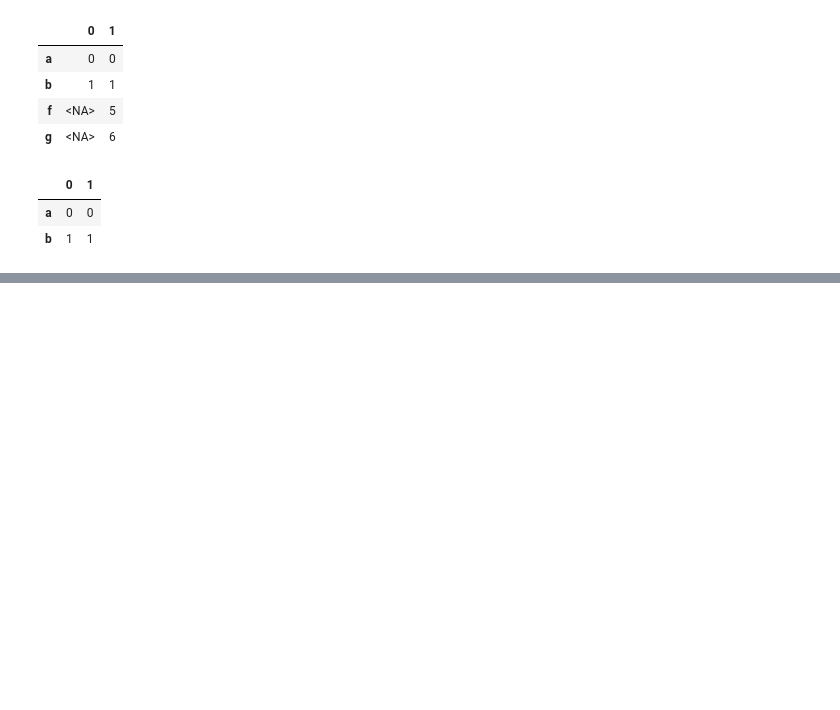
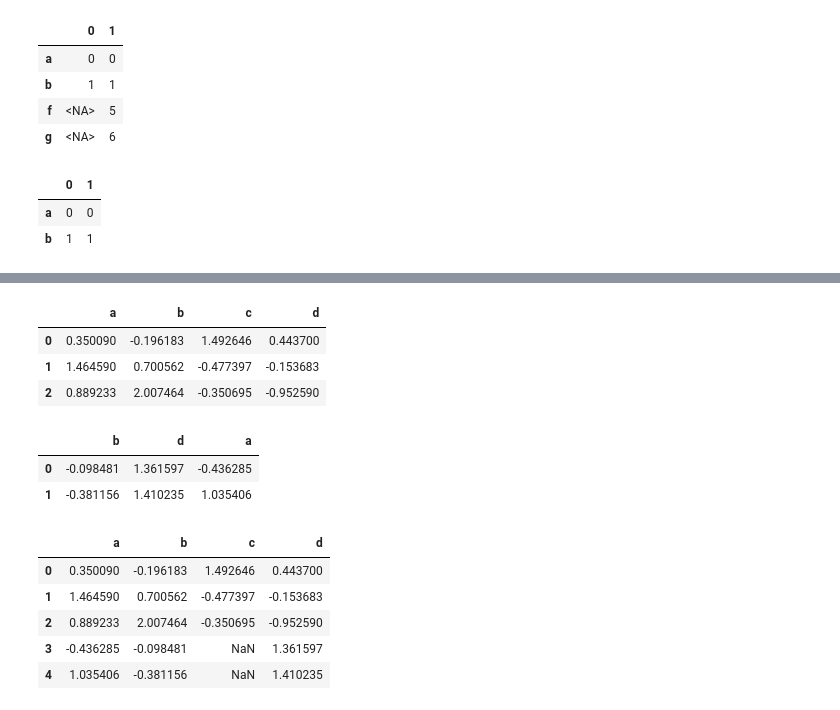
Before and after one commit to jayilpark/Pandas, a Jupyter notebook: PD_practice_ch.8.ipynb, the cells around one changed output, grey strips where cells are left out. Drawn from its saved outputs; the diff is of its cells as text; code cells hidden in the pictures; blank space fills up the shorter version.

```diff
--- a/PD_practice_ch.8.ipynb
+++ b/PD_practice_ch.8.ipynb
@@ -829,0 +901,31 @@ dtype: Int64
+# %%
+# a last consideration, concerns DataFrames in which the row index does not contain any relevant data:
+
+df1 = pd.DataFrame(np.random.standard_normal((3,4)),
+                   columns=["a","b","c","d"])
+df2 = pd.DataFrame(np.random.standard_normal((2,3)),
+                   columns=["b","d","a"])
+# %%
+df1
+# %% [output]
+|  | a | b | c | d |
+| 0 | 0.350090 | -0.196183 | 1.492646 | 0.443700 |
+| 1 | 1.464590 | 0.700562 | -0.477397 | -0.153683 |
+| 2 | 0.889233 | 2.007464 | -0.350695 | -0.952590 |
+# %%
+df2
+# %% [output]
+|  | b | d | a |
+| 0 | -0.098481 | 1.361597 | -0.436285 |
+| 1 | -0.381156 | 1.410235 | 1.035406 |
+# %%
+# in this case (raw index containing no data) can pass ignor_index=True statement;
+# which discards the indexes from each DF and concatenates the data in the columns only, assigning a new default index:
+pd.concat([df1,df2],ignore_index=True)
+# %% [output]
+|  | a | b | c | d |
+| 0 | 0.350090 | -0.196183 | 1.492646 | 0.443700 |
+| 1 | 1.464590 | 0.700562 | -0.477397 | -0.153683 |
+| 2 | 0.889233 | 2.007464 | -0.350695 | -0.952590 |
+| 3 | -0.436285 | -0.098481 | NaN | 1.361597 |
+| 4 | 1.035406 | -0.381156 | NaN | 1.410235 |
```
Also changed, not shown: parts of 10 cells of this notebook.
